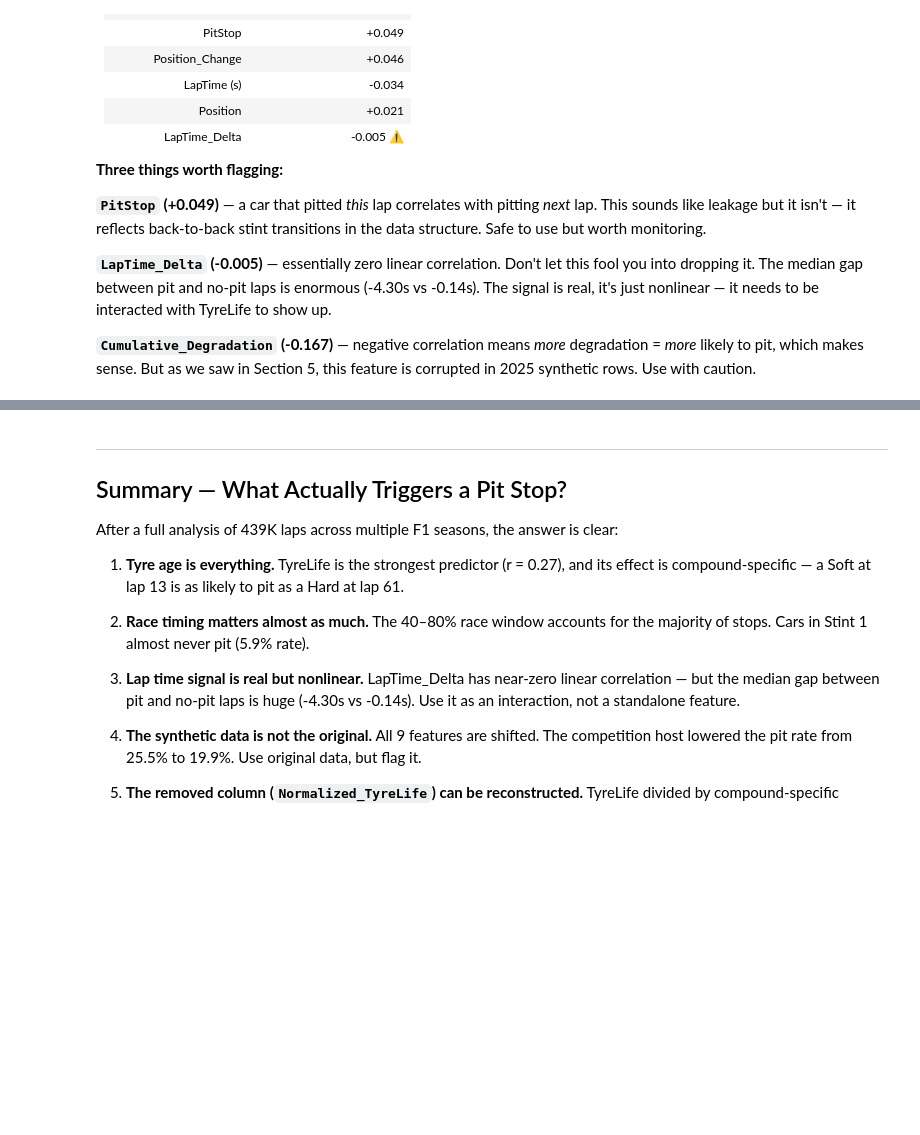
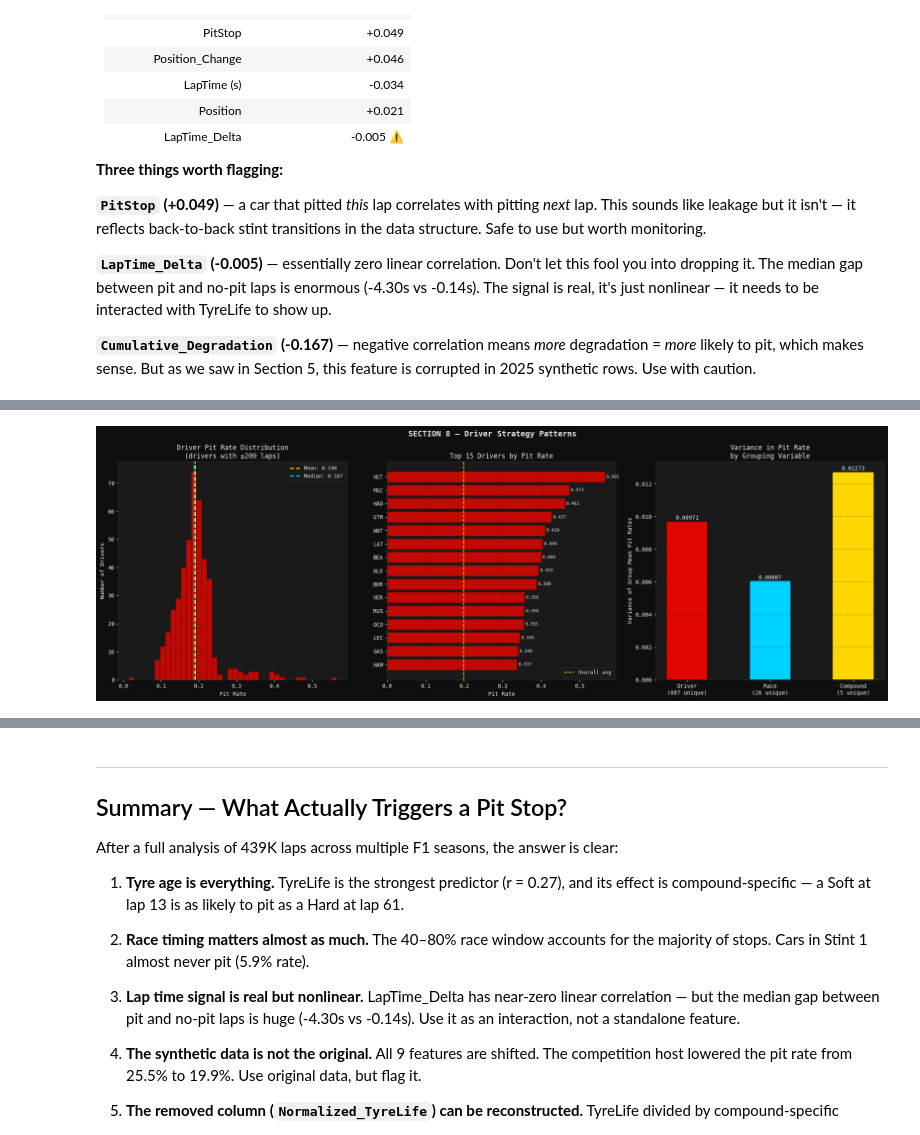
Before and after one commit to Simarbir2112006/kaggle-s6-e5, a Jupyter notebook: eda_comp_plus_orig.ipynb, the cells around one changed output, grey strips where cells are left out. Drawn from its saved outputs; the diff is of its cells as text; code cells hidden in the pictures; blank space fills up the shorter version.

```diff
--- a/eda_comp_plus_orig.ipynb
+++ b/eda_comp_plus_orig.ipynb
@@ -783,0 +786,90 @@ plt.show()
+# %%
+driver_stats = (train.groupby('Driver')['PitNextLap']
+                .agg(['mean', 'count', 'sum'])
+                .rename(columns={'mean':'PitRate','count':'Laps','sum':'Pits'})
+                .sort_values('PitRate', ascending=False)
+                .reset_index())
+
+driver_stats = driver_stats[driver_stats['Laps'] >= 200]
+
+fig, axes = plt.subplots(1, 3, figsize=(20, 7), facecolor=BG)
+fig.suptitle('SECTION 8 — Driver Strategy Patterns',
+             fontsize=14, color=WHITE, fontweight='bold')
+
+# 8a. Driver pit rate distribution
+ax = axes[0]
+ax.hist(driver_stats['PitRate'], bins=40, color=RED,
+        edgecolor=BG, linewidth=0.4, alpha=0.85)
+ax.axvline(driver_stats['PitRate'].mean(), color=YELLOW,
+           linestyle='--', linewidth=2,
+           label=f'Mean: {driver_stats["PitRate"].mean():.3f}')
+ax.axvline(driver_stats['PitRate'].median(), color=CYAN,
+           linestyle='--', linewidth=2,
+           label=f'Median: {driver_stats["PitRate"].median():.3f}')
+ax.set_title('Driver Pit Rate Distribution\n(drivers with ≥200 laps)',
+             color=WHITE, fontsize=12)
+ax.set_xlabel('Pit Rate')
+ax.set_ylabel('Number of Drivers')
+ax.set_facecolor(PANEL)
+ax.grid(alpha=0.3)
+ax.legend(fontsize=9)
+
+# 8b. Top 15 highest pit rate drivers
+ax2 = axes[1]
+top15 = driver_stats.head(15)
+bars = ax2.barh(top15['Driver'][::-1], top15['PitRate'][::-1],
+                color=RED, edgecolor=BG, linewidth=0.4, alpha=0.85)
+ax2.axvline(train['PitNextLap'].mean(), color=YELLOW,
+            linestyle='--', linewidth=1.5, label='Overall avg')
+for bar, val in zip(bars, top15['PitRate'][::-1]):
+    ax2.text(bar.get_width() + 0.003, bar.get_y() + bar.get_height()/2,
+             f'{val:.3f}', va='center', color=WHITE, fontsize=8)
+ax2.set_title('Top 15 Drivers by Pit Rate', color=WHITE, fontsize=12)
+ax2.set_xlabel('Pit Rate')
+ax2.set_facecolor(PANEL)
+ax2.grid(axis='x', alpha=0.3)
+ax2.legend(fontsize=9)
+
+# 8c. Pit rate variance explained — driver vs compound
+ax3 = axes[2]
+overall_var   = train['PitNextLap'].var()
+driver_means  = train.groupby('Driver')['PitNextLap'].mean()
+compound_means= train.groupby('Compound')['PitNextLap'].mean()
+race_means    = train.groupby('Race')['PitNextLap'].mean()
+
+driver_var    = driver_means.var()
+compound_var  = compound_means.var()
+race_var      = race_means.var()
+
+categories = ['Driver\n(887 unique)', 'Race\n(26 unique)', 'Compound\n(5 unique)']
+variances  = [driver_var, race_var, compound_var]
+colors_bar = [RED, CYAN, YELLOW]
+
+bars3 = ax3.bar(categories, variances, color=colors_bar,
+                edgecolor=BG, linewidth=1.5, width=0.5)
+for bar, val in zip(bars3, variances):
+    ax3.text(bar.get_x() + bar.get_width()/2, bar.get_height() + 0.00002,
+             f'{val:.5f}', ha='center', va='bottom', color=WHITE, fontsize=10)
+ax3.set_title('Variance in Pit Rate\nby Grouping Variable',
+              color=WHITE, fontsize=12)
+ax3.set_ylabel('Variance of Group Mean Pit Rates')
+ax3.set_facecolor(PANEL)
+ax3.grid(axis='y', alpha=0.3)
+
+plt.tight_layout()
+plt.savefig('08_driver_analysis.png', dpi=300,
+            bbox_inches='tight', facecolor=BG)
+plt.show()
+
+print(f"""
+Driver pit rate stats:
+  Drivers analysed : {len(driver_stats):,}  (≥200 laps)
+  Min pit rate     : {driver_stats['PitRate'].min():.4f}
+  Max pit rate     : {driver_stats['PitRate'].max():.4f}
+  Std dev          : {driver_stats['PitRate'].std():.4f}
+
+  → {(driver_stats['PitRate'] > 0.30).sum()} drivers pit on >30% of their laps
+  → {(driver_stats['PitRate'] < 0.10).sum()} drivers pit on <10% of their laps
+""")
+# %% [output]
+[figure, added]
```
Also changed, not shown: parts of 11 cells of this notebook.
